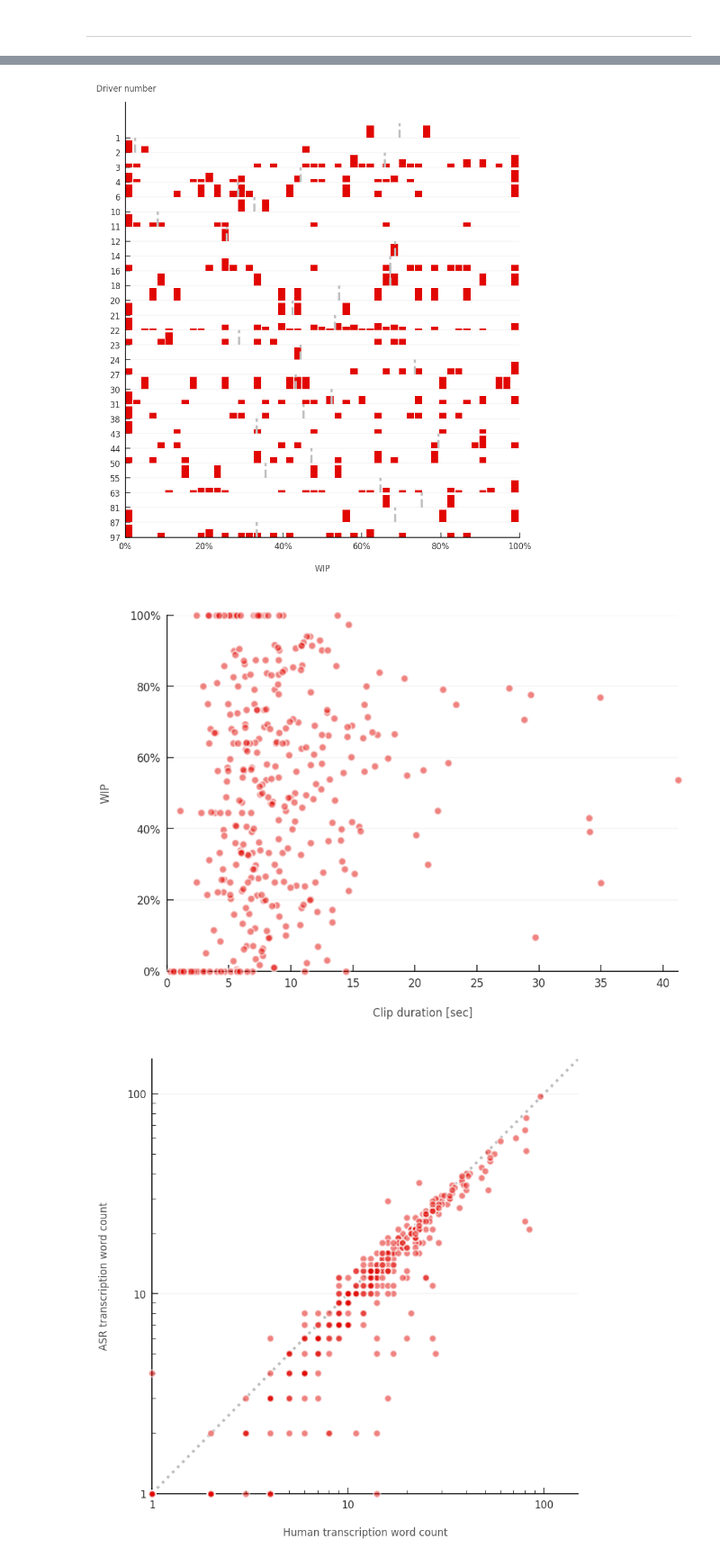
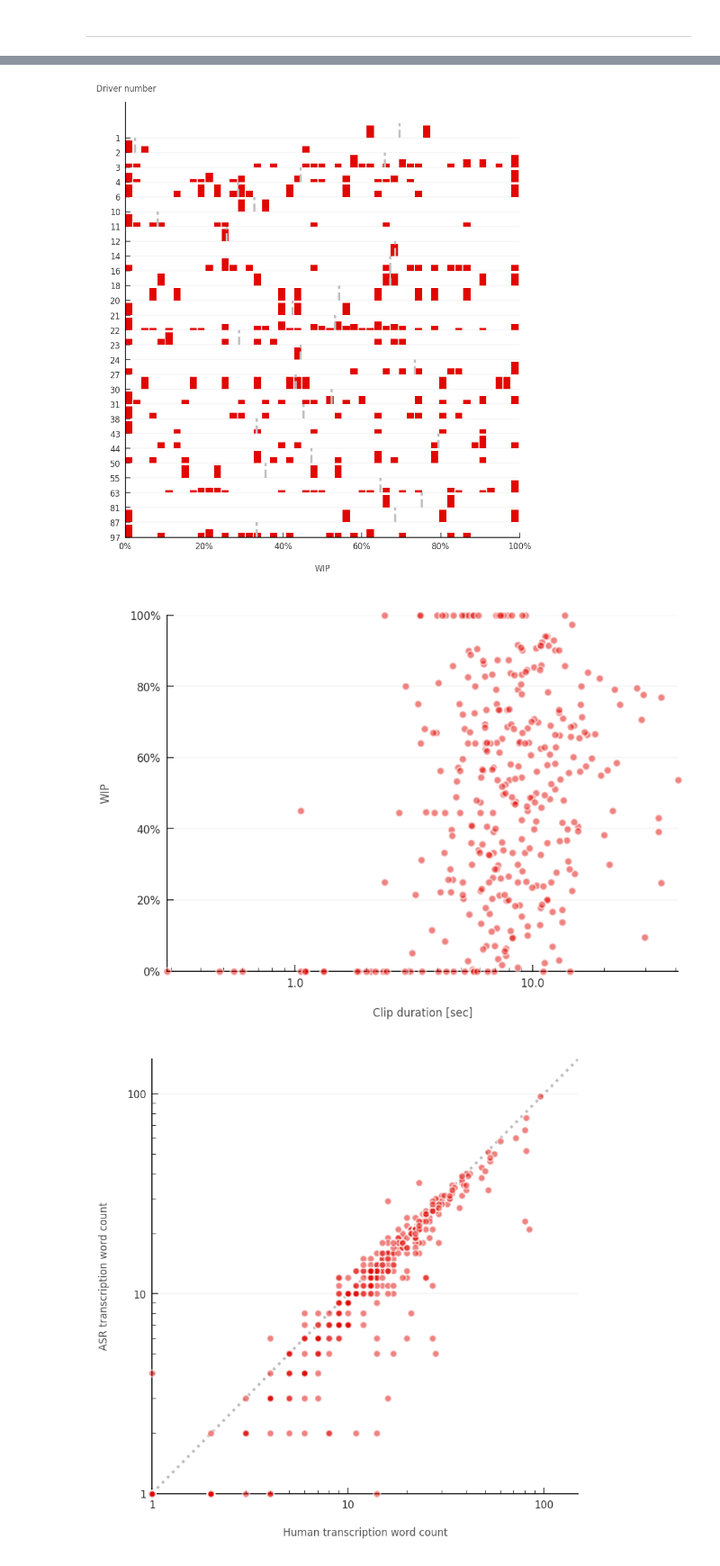
Before and after one commit to dlundgaard/F1-Radio-CBASR, a Jupyter notebook: workbook.ipynb, the cells around one changed output, grey strips where cells are left out. Shown: that part at 90% size. Drawn from its saved outputs; the diff is of its cells as text; code cells hidden in the pictures.

Commit message:
fixed workflow bug and added more diagnostic plotting

```diff
--- a/workbook.ipynb
+++ b/workbook.ipynb
@@ -131,7 +131,7 @@ transcriptions = pd.read_csv("data/transcriptions.tsv", delimiter="\t").astype(d
     transcription_timestamp="datetime64[ns, UTC]",
 ))
 
-radio_messages_transcribed = pd.merge(
+with_transcription = pd.merge(
     left=radio_messages.drop(columns=[
         "meeting_key",
         "session_key",
@@ -140,13 +140,13 @@ radio_messages_transcribed = pd.merge(
     on="identifier",
     how="left",
 ).sort_values("transcription_timestamp").drop_duplicates(
-    subset="file_path",
+    subset="identifier",
     keep="first",
 )
-radio_messages_transcribed = radio_messages_transcribed[~radio_messages_transcribed["transcription"].isna()]
+with_transcription = with_transcription[~with_transcription["transcription"].isna()]
 
-print(f"Found {len(radio_messages_transcribed)} transcribed radio messages")
-radio_messages_transcribed.tail(3)
+print(f"Found {len(with_transcription)} transcribed radio messages")
+with_transcription.tail(3)
 # %% [output]
 Found 345 transcribed radio messages
 |  | driver_number | timestamp | recording_url | location | year | session_name | identifier | file_path | ... |
@@ -159,8 +159,8 @@ most_recent_label_export = pd.read_json(sorted(Path("label-studio/export").iterd
 ))
 most_recent_label_export["file_path"] = most_recent_label_export["audio"].str.split("=").str[-1]
 
-radio_messages_transcribed_with_reference = pd.merge(
-    left=radio_messages_transcribed,
+with_reference = pd.merge(
+    left=with_transcription,
     right=most_recent_label_export[[
         "identifier",
         "human_transcription",
@@ -169,10 +169,13 @@ radio_messages_transcribed_with_reference = pd.merge(
     ]].rename(columns=dict(updated_at="human_transcription_timestamp")),
     on="identifier",
     how="left",
-).sort_values("human_transcription_timestamp")
+).sort_values("human_transcription_timestamp").drop_duplicates(
+    subset="identifier",
+    keep="first",
+)
 
 example_list = []
-for _, message in radio_messages_transcribed_with_reference.iterrows():
+for _, message in with_reference.iterrows():
     preannotation = message["human_transcription"] if type(message["human_transcription"]) is str else "\n" + message["transcription"].lstrip()
     example_list.append(dict(
         data=dict(
@@ -207,8 +210,8 @@ for _, message in radio_messages_transcribed_with_reference.iterrows():
 with open("label-studio/media/upload/annotation_tasks.json", mode="w") as file:
     json.dump(example_list, file)
 
-radio_messages_transcribed_with_reference = radio_messages_transcribed_with_reference[~radio_messages_transcribed_with_reference["human_transcription"].isna()]
+with_reference = with_reference[~with_reference["human_transcription"].isna()]
 
-print(f"Found {len(radio_messages_transcribed_with_reference)} transcribed radio messages with reference")
-radio_messages_transcribed_with_reference.sample(3)
+print(f"Found {len(with_reference)} transcribed radio messages with reference")
+with_reference.sample(3)
 # %% [output]
@@ -278,7 +281,7 @@ for metric, estimator in [
 # %%
 fig, ax = plt.subplots(figsize=(4.5, 5))
 
-for row_idx, (driver_number, driver_data) in enumerate(radio_messages_transcribed_with_reference.groupby("driver_number")):
+for row_idx, (driver_number, driver_data) in enumerate(with_reference.groupby("driver_number")):
     hist, bin_edges = np.histogram(
         driver_data["wip"],
         bins=np.linspace(0, 1, 50),
@@ -299,7 +302,7 @@ for row_idx, (driver_number, driver_data) in enumerate(radio_messages_transcribe
         linestyle="dashed",
     )
 
-plt.yticks(range(radio_messages_transcribed_with_reference["driver_number"].nunique()), radio_messages_transcribed_with_reference["driver_number"].sort_values(ascending=False).unique())
+plt.yticks(range(with_reference["driver_number"].nunique()), with_reference["driver_number"].sort_values(ascending=False).unique())
 plt.ylabel("Driver number", y=1.02, rotation=0, ha="left")
 plt.gca().xaxis.set_major_formatter(ticker.PercentFormatter(1))
 plt.xlim(0, 1)
@@ -307,25 +310,26 @@ plt.xlabel("Clip duration [sec]")
 plt.xlabel("WIP")
 plt.show()
 # %% [output]
-[figure, old version]
+[figure, new version]
 # %%
 plt.scatter(
-    radio_messages_transcribed_with_reference["clip_duration"],
-    radio_messages_transcribed_with_reference["wip"],
+    with_reference["clip_duration"],
+    with_reference["wip"],
     color=COLORMAP.F1_red,
     edgecolor="white",
     alpha=0.5,
     clip_on=False,
     zorder=5,
 )
 plt.gca().yaxis.set_major_formatter(ticker.PercentFormatter(1))
-plt.xlim(0)
+plt.xscale("log", base=10)
+plt.gca().xaxis.set_major_formatter(ticker.ScalarFormatter())
 plt.ylim(0, 1)
 plt.xlabel("Clip duration [sec]")
 plt.ylabel("WIP")
 plt.show()
 # %% [output]
-[figure, old version]
+[figure, new version]
 # %%
 plt.figure(figsize=(4, 4))
 plt.scatter(
```
Also changed, not shown: parts of 6 cells of this notebook.
